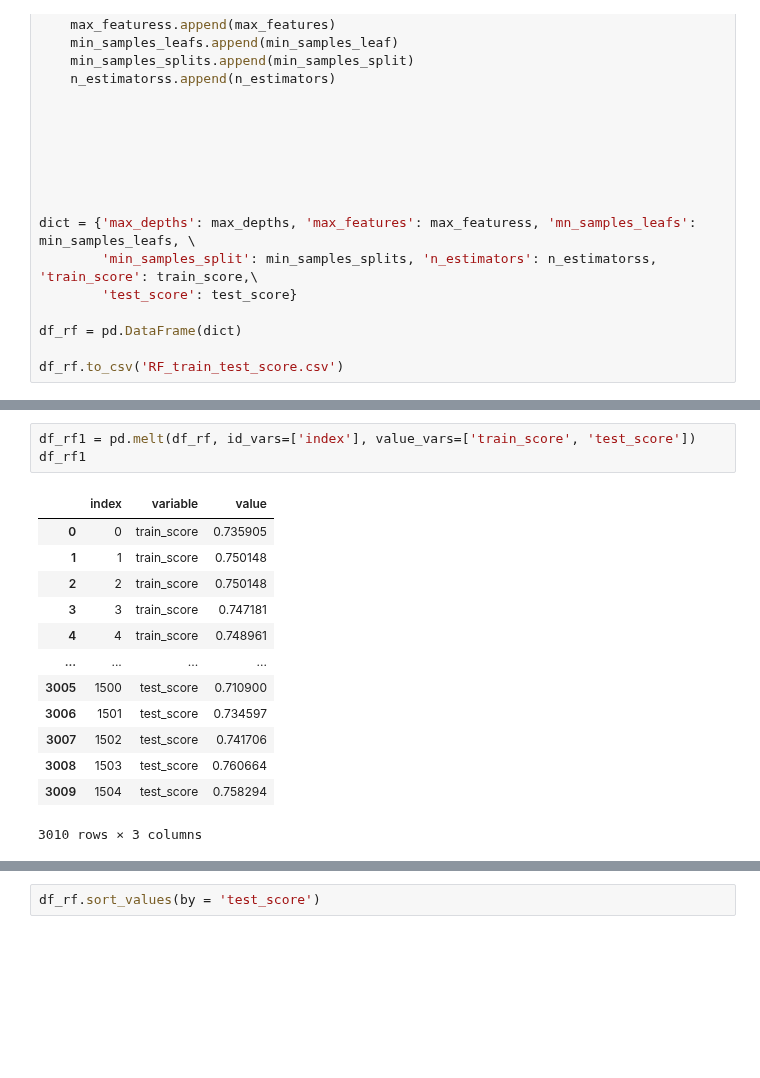
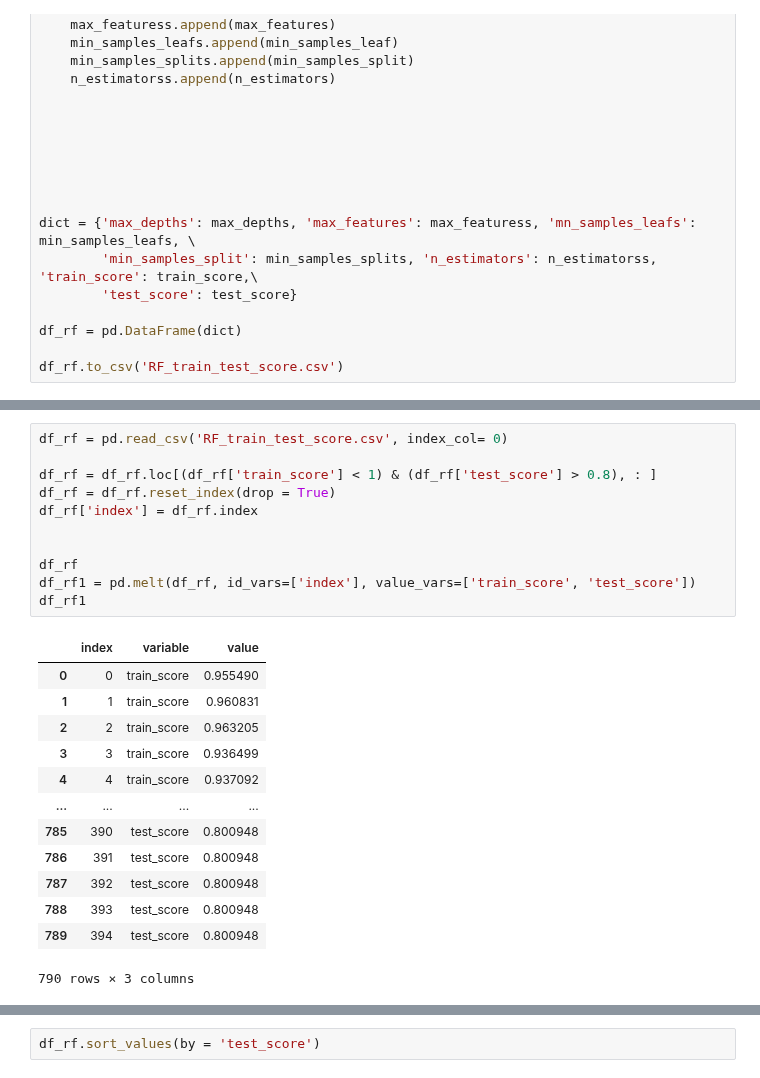
Before and after one commit to shekharbiswas/Obesity, a Jupyter notebook: Visuals.ipynb, the cells around one changed output, grey strips where cells are left out. Cells and saved outputs as stored; diff of their text form; blank space fills up the shorter version.

```diff
--- a/Visuals.ipynb
+++ b/Visuals.ipynb
@@ -341,17 +324,25 @@ df_rf
-# %%
-df_rf1 = pd.melt(df_rf, id_vars=['index'], value_vars=['train_score', 'test_score'])
-df_rf1
-# %% [output]
-|  | index | variable | value |
-| 0 | 0 | train_score | 0.735905 |
-| 1 | 1 | train_score | 0.750148 |
-| 2 | 2 | train_score | 0.750148 |
-| 3 | 3 | train_score | 0.747181 |
-| 4 | 4 | train_score | 0.748961 |
-| ... | ... | ... | ... |
-| 3005 | 1500 | test_score | 0.710900 |
-| 3006 | 1501 | test_score | 0.734597 |
-| 3007 | 1502 | test_score | 0.741706 |
-| 3008 | 1503 | test_score | 0.760664 |
-| 3009 | 1504 | test_score | 0.758294 |
-3010 rows × 3 columns
+# %%
+df_rf = pd.read_csv('RF_train_test_score.csv', index_col= 0)
+
+df_rf = df_rf.loc[(df_rf['train_score'] < 1) & (df_rf['test_score'] > 0.8), : ]
+df_rf = df_rf.reset_index(drop = True)
+df_rf['index'] = df_rf.index
+
+
+df_rf
+df_rf1 = pd.melt(df_rf, id_vars=['index'], value_vars=['train_score', 'test_score'])
+df_rf1
+# %% [output]
+|  | index | variable | value |
+| 0 | 0 | train_score | 0.955490 |
+| 1 | 1 | train_score | 0.960831 |
+| 2 | 2 | train_score | 0.963205 |
+| 3 | 3 | train_score | 0.936499 |
+| 4 | 4 | train_score | 0.937092 |
+| ... | ... | ... | ... |
+| 785 | 390 | test_score | 0.800948 |
+| 786 | 391 | test_score | 0.800948 |
+| 787 | 392 | test_score | 0.800948 |
+| 788 | 393 | test_score | 0.800948 |
+| 789 | 394 | test_score | 0.800948 |
+790 rows × 3 columns
```
Also changed, not shown: parts of 4 cells of this notebook.
